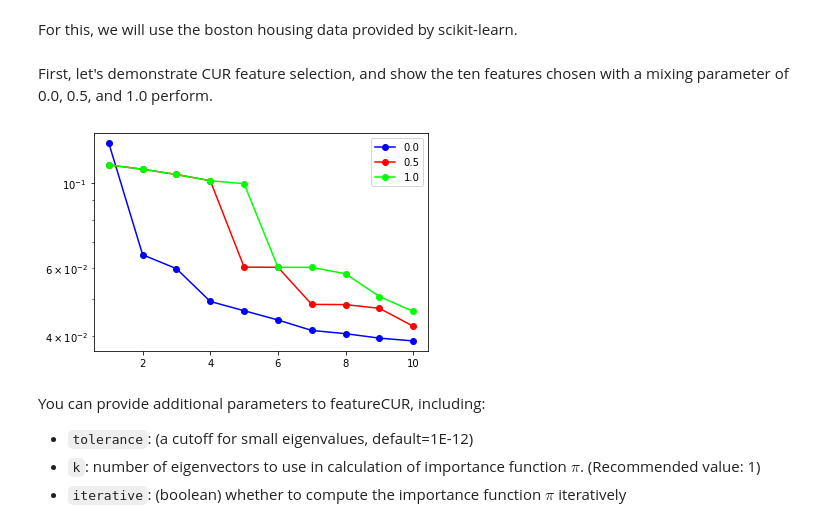
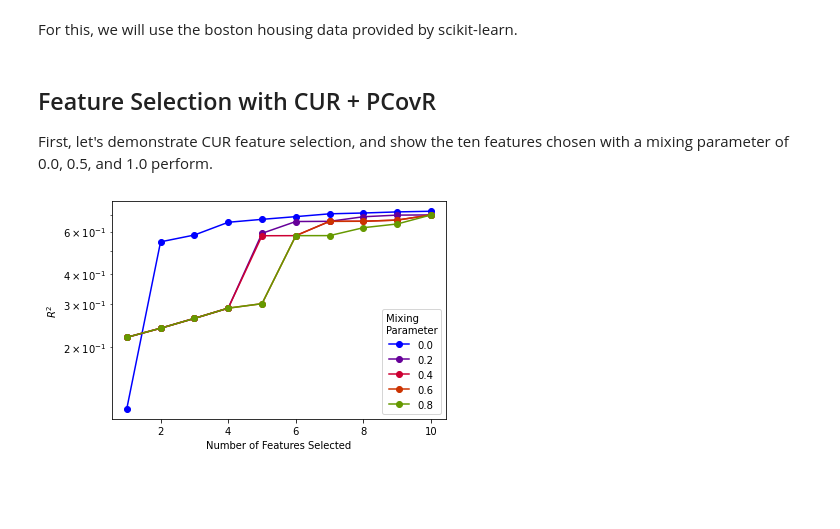
Before and after one commit to scikit-learn-contrib/scikit-matter, a Jupyter notebook: examples/FeatureSelection.ipynb, the cells around one changed output. Cells and saved outputs as stored; diff of their text form; code cells hidden in the pictures; blank space fills up the shorter version.

```diff
--- a/examples/FeatureSelection.ipynb
+++ b/examples/FeatureSelection.ipynb
@@ -23,29 +23,30 @@ Y = Y.reshape(X.shape[0], -1)
 # %% [markdown]
+## Feature Selection with CUR + PCovR
 First, let's demonstrate CUR feature selection, and show the ten features chosen with a mixing parameter of 0.0, 0.5, and 1.0 perform.
-# %%
-n = 10
-
-for m in [0.0, 0.5, 1.0]:
-    fs = FeatureCUR(X, # Matrix to select from
-                        mixing=m, # Weight towards regression
-                        Y=Y) # Y is an optional parameter when m = 1
-    fs.select(n)
-
-    errors = np.nan * np.zeros(len(fs.idx))
-    for ni in range(len(fs.idx)):
-        lr = LR()
-        lr.fit(X[:, fs.idx[:ni+1]], Y)
-        Yp = lr.predict(X[:, fs.idx[:ni+1]])
-        errors[ni] = (np.linalg.norm(Y - Yp)**2.0 / np.linalg.norm(Y)**2.0)
-
-    plt.semilogy(range(1,n+1), errors, label=m, c=cmap(m), marker='o')
-
-plt.legend()
-plt.show()
-# %% [output]
-[figure, removed]
-# %% [markdown]
-You can provide additional parameters to featureCUR, including:
-- `tolerance`: (a cutoff for small eigenvalues, default=1E-12)
-- `k`: number of eigenvectors to use in calculation of importance function $\pi$. (Recommended value: 1)
-- `iterative`: (boolean) whether to compute the importance function $\pi$ iteratively
+# %%
+n = 10
+lr = LR()
+
+for m in np.arange(0, 1.0, 0.2, dtype=np.float32):
+
+    idx = PCovCUR(mixing=m, n_features_to_select=n).fit(X, y).selected_idx_
+
+    plt.semilogy(
+        range(1, n + 1),
+        np.array(
+            [
+                lr.fit(X[:, idx[: ni + 1]], y).score(X[:, idx[: ni + 1]], y)
+                for ni in range(n)
+            ]
+        ),
+        label=m,
+        c=cmap(m),
+        marker="o",
+    )
+
+plt.xlabel("Number of Features Selected")
+plt.ylabel(r"$R^2$")
+plt.legend(title="Mixing \nParameter")
+plt.show()
+# %% [output]
+[figure, added]
```
Also changed, not shown: parts of 8 cells of this notebook, 22 other files.
